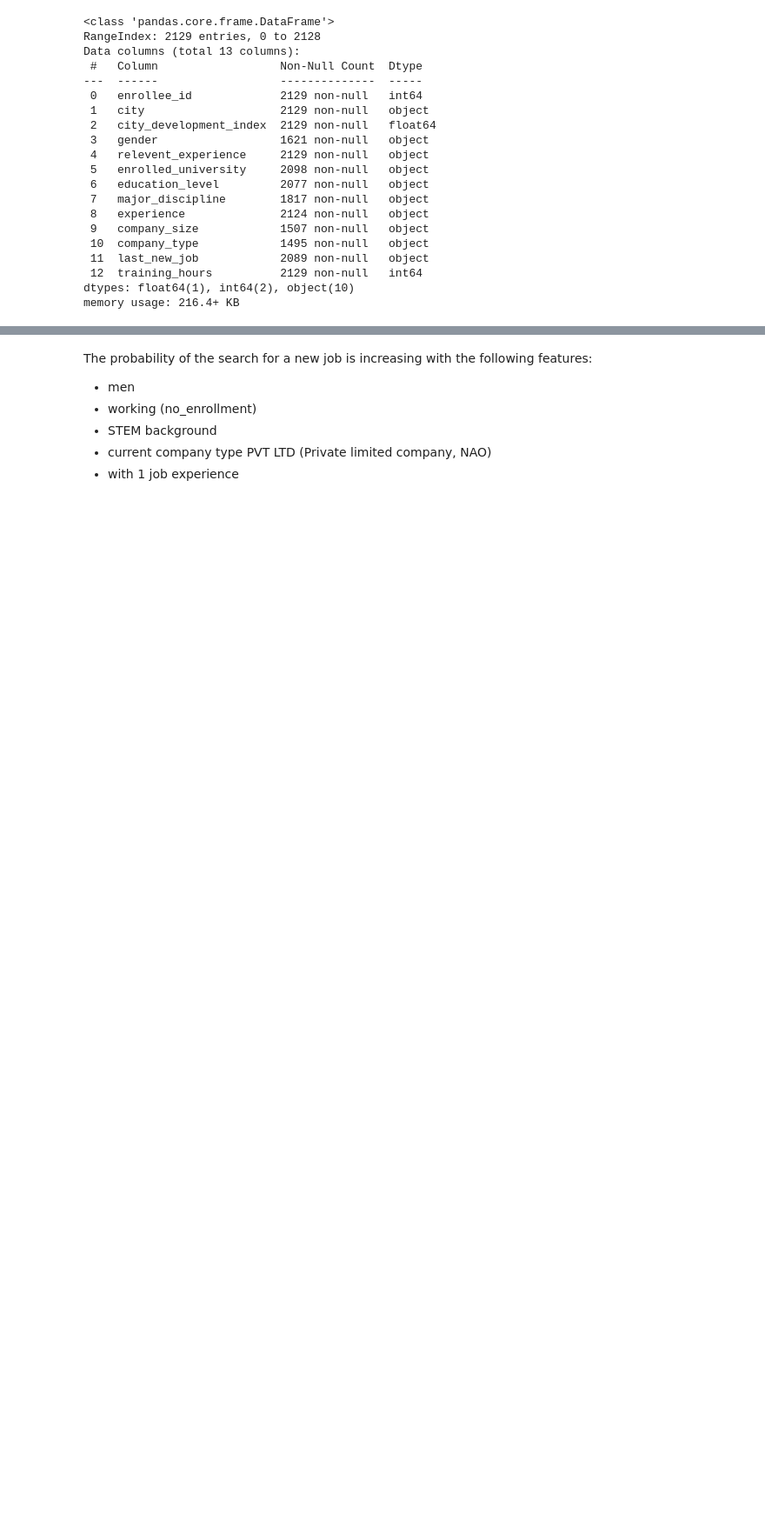
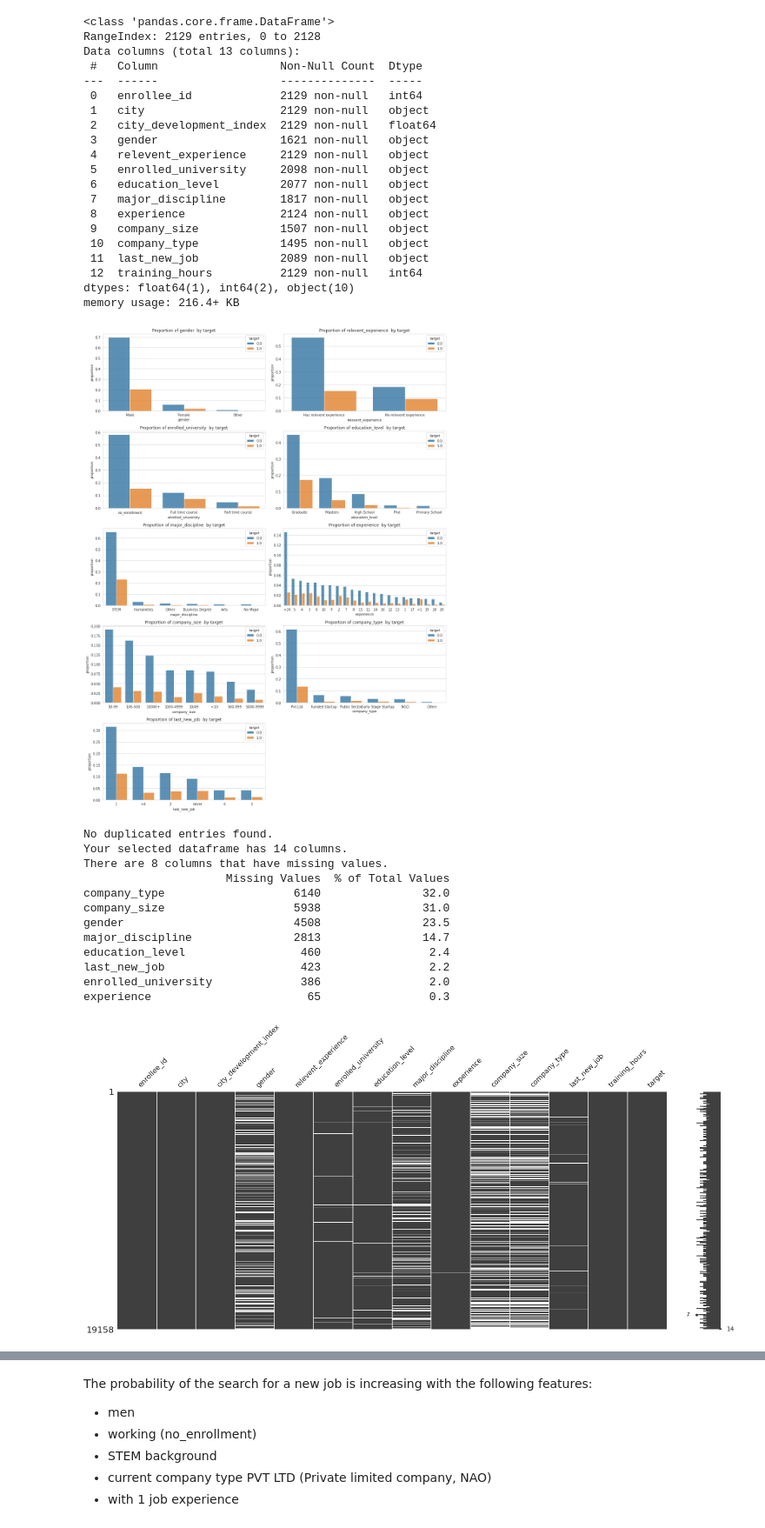
Before and after one commit to N16H7W1N6/WIAI_project_2021, a Jupyter notebook: WIAI_project.ipynb, the cells around one changed output, grey strips where cells are left out. Shown: that part at 87% size. Drawn from its saved outputs; the diff is of its cells as text; code cells hidden in the pictures; blank space fills up the shorter version.

Commit message:
creating template with basic functions for data clean-up and analysis

```diff
--- a/WIAI_project.ipynb
+++ b/WIAI_project.ipynb
@@ -127,0 +285,20 @@ memory usage: 216.4+ KB
+# %%
+## To start off, we read in our dataset and generate a simple preview and statistics of our data.
+
+clean_df(df_train)
+clean_df(df_test)
+# %% [output]
+[figure, added]
+No duplicated entries found.
+Your selected dataframe has 14 columns.
+There are 8 columns that have missing values.
+                     Missing Values  % of Total Values
+company_type                   6140               32.0
+company_size                   5938               31.0
+gender                         4508               23.5
+major_discipline               2813               14.7
+education_level                 460                2.4
+last_new_job                    423                2.2
+enrolled_university             386                2.0
+experience                       65                0.3
+[figure, added]
```
Also changed, not shown: parts of 87 cells of this notebook.
